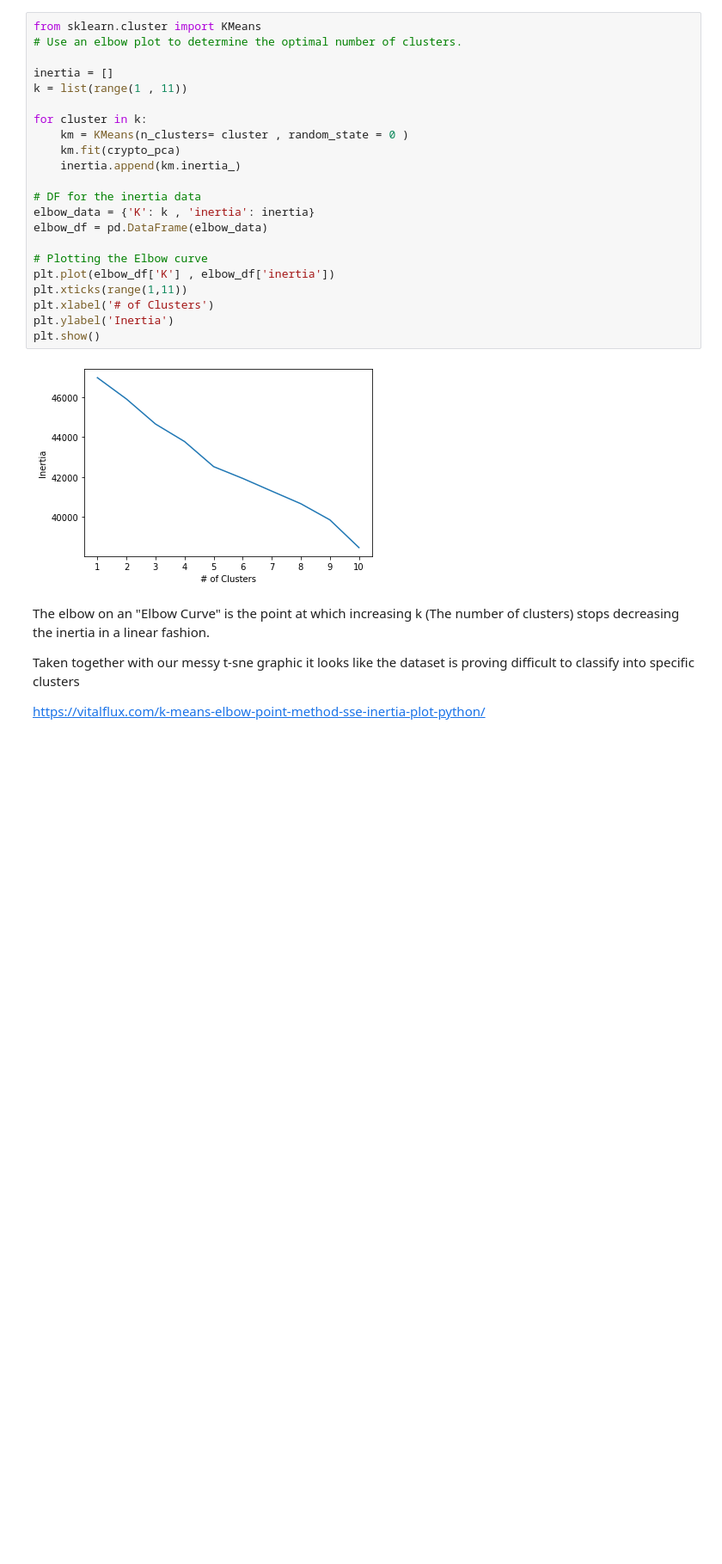
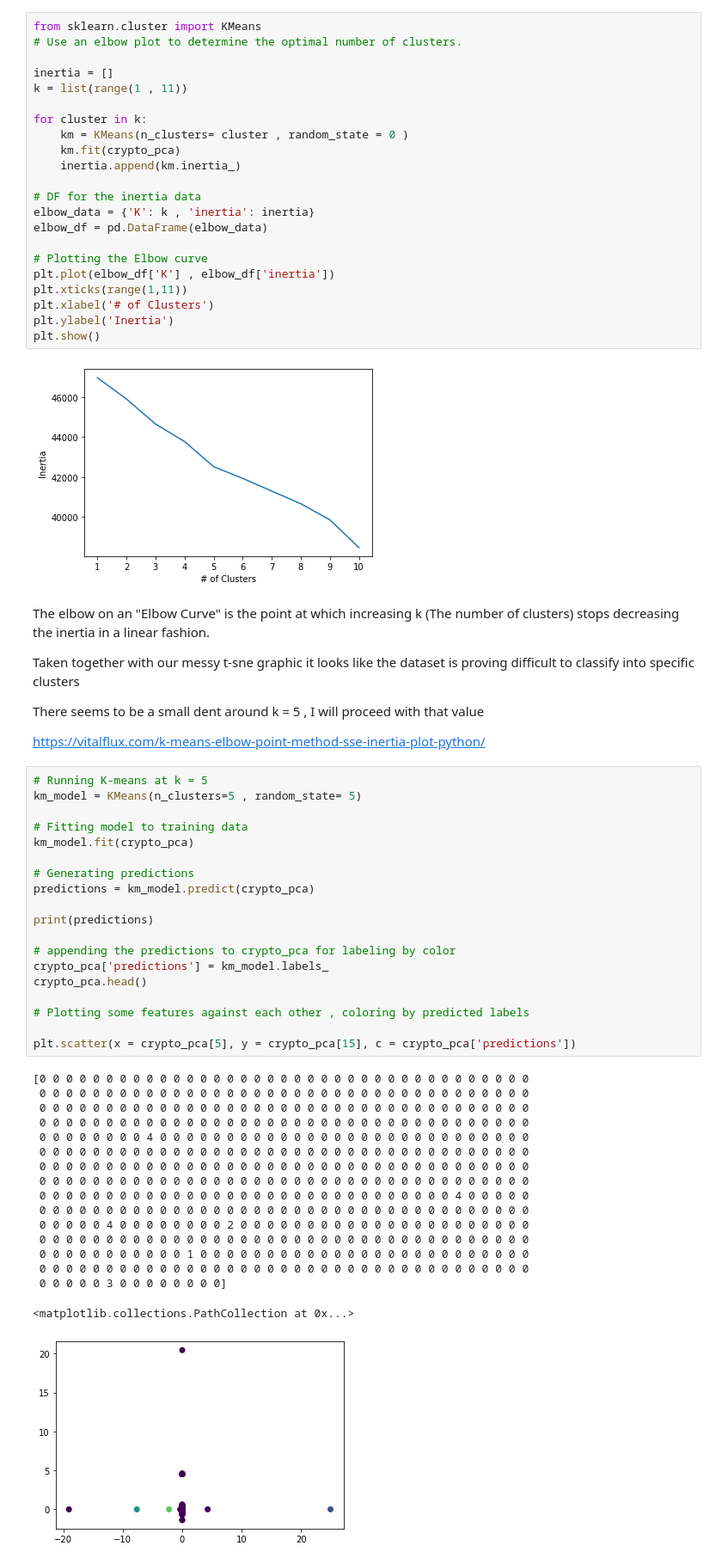
Before and after one commit to awesomepack/Crypto-Offerings, a Jupyter notebook: crypto.ipynb, the cells around one changed output. Shown at 86% size. Saved outputs shown, nothing was run; the diff lists cells and outputs as text; blank space fills up the shorter version.

Commit message:
I added my client recommendation after running the k-means analysis

```diff
--- a/crypto.ipynb
+++ b/crypto.ipynb
@@ -226,4 +226,43 @@ The elbow on an "Elbow Curve" is the point at which increasing k (The number of
 
 Taken together with our messy t-sne graphic it looks like the dataset is proving difficult to classify into specific clusters
 
+There seems to be a small dent around k = 5  , I will proceed with that value
+
 https://vitalflux.com/k-means-elbow-point-method-sse-inertia-plot-python/
+# %%
+# Running K-means at k = 5
+km_model = KMeans(n_clusters=5 , random_state= 5)
+
+# Fitting model to training data
+km_model.fit(crypto_pca)
+
+# Generating predictions
+predictions = km_model.predict(crypto_pca)
+
+print(predictions)
+
+# appending the predictions to crypto_pca for labeling by color
+crypto_pca['predictions'] = km_model.labels_
+crypto_pca.head()
+
+# Plotting some features against each other , coloring by predicted labels
+
+plt.scatter(x = crypto_pca[5], y = crypto_pca[15], c = crypto_pca['predictions'])
+# %% [output]
+[0 0 0 0 0 0 0 0 0 0 0 0 0 0 0 0 0 0 0 0 0 0 0 0 0 0 0 0 0 0 0 0 0 0 0 0 0
+ 0 0 0 0 0 0 0 0 0 0 0 0 0 0 0 0 0 0 0 0 0 0 0 0 0 0 0 0 0 0 0 0 0 0 0 0 0
+ 0 0 0 0 0 0 0 0 0 0 0 0 0 0 0 0 0 0 0 0 0 0 0 0 0 0 0 0 0 0 0 0 0 0 0 0 0
+ 0 0 0 0 0 0 0 0 0 0 0 0 0 0 0 0 0 0 0 0 0 0 0 0 0 0 0 0 0 0 0 0 0 0 0 0 0
+ 0 0 0 0 0 0 0 0 4 0 0 0 0 0 0 0 0 0 0 0 0 0 0 0 0 0 0 0 0 0 0 0 0 0 0 0 0
+ 0 0 0 0 0 0 0 0 0 0 0 0 0 0 0 0 0 0 0 0 0 0 0 0 0 0 0 0 0 0 0 0 0 0 0 0 0
+ 0 0 0 0 0 0 0 0 0 0 0 0 0 0 0 0 0 0 0 0 0 0 0 0 0 0 0 0 0 0 0 0 0 0 0 0 0
+ 0 0 0 0 0 0 0 0 0 0 0 0 0 0 0 0 0 0 0 0 0 0 0 0 0 0 0 0 0 0 0 0 0 0 0 0 0
+ 0 0 0 0 0 0 0 0 0 0 0 0 0 0 0 0 0 0 0 0 0 0 0 0 0 0 0 0 0 0 0 4 0 0 0 0 0
+ 0 0 0 0 0 0 0 0 0 0 0 0 0 0 0 0 0 0 0 0 0 0 0 0 0 0 0 0 0 0 0 0 0 0 0 0 0
+ 0 0 0 0 0 4 0 0 0 0 0 0 0 0 2 0 0 0 0 0 0 0 0 0 0 0 0 0 0 0 0 0 0 0 0 0 0
+ 0 0 0 0 0 0 0 0 0 0 0 0 0 0 0 0 0 0 0 0 0 0 0 0 0 0 0 0 0 0 0 0 0 0 0 0 0
+ 0 0 0 0 0 0 0 0 0 0 0 1 0 0 0 0 0 0 0 0 0 0 0 0 0 0 0 0 0 0 0 0 0 0 0 0 0
+ 0 0 0 0 0 0 0 0 0 0 0 0 0 0 0 0 0 0 0 0 0 0 0 0 0 0 0 0 0 0 0 0 0 0 0 0 0
+ 0 0 0 0 0 3 0 0 0 0 0 0 0 0]
+<matplotlib.collections.PathCollection at 0x...>
+[figure, added]
```
Also changed, not shown: parts of 2 cells of this notebook.
